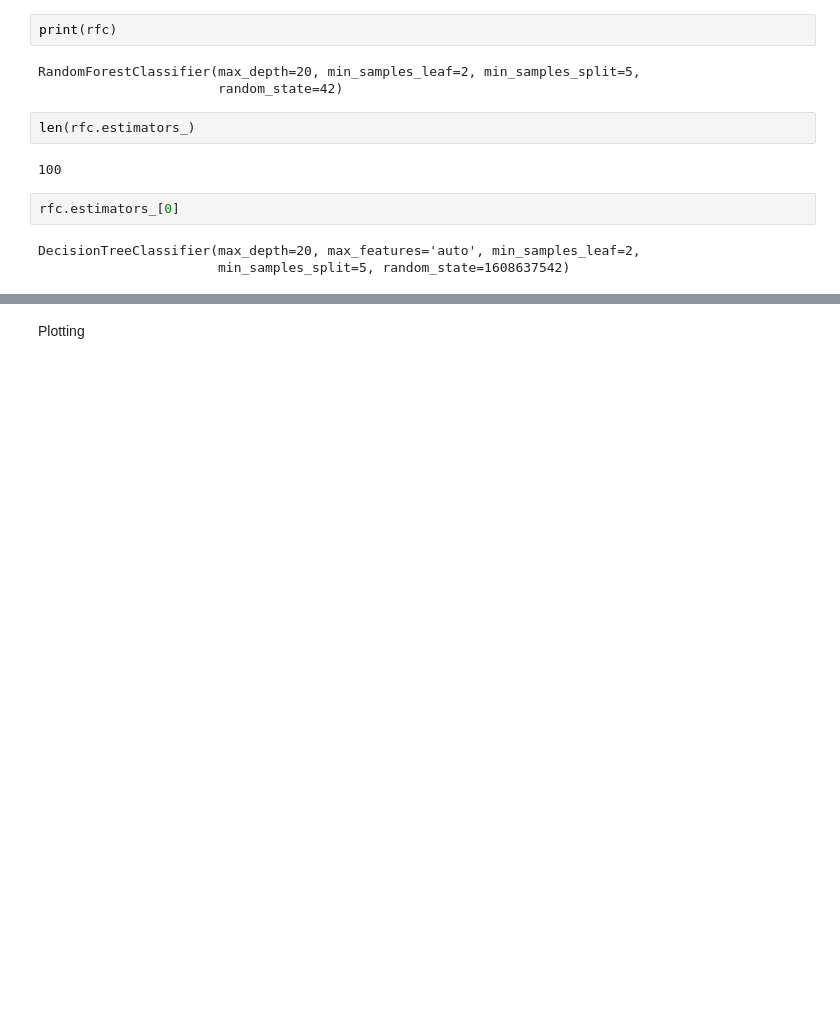
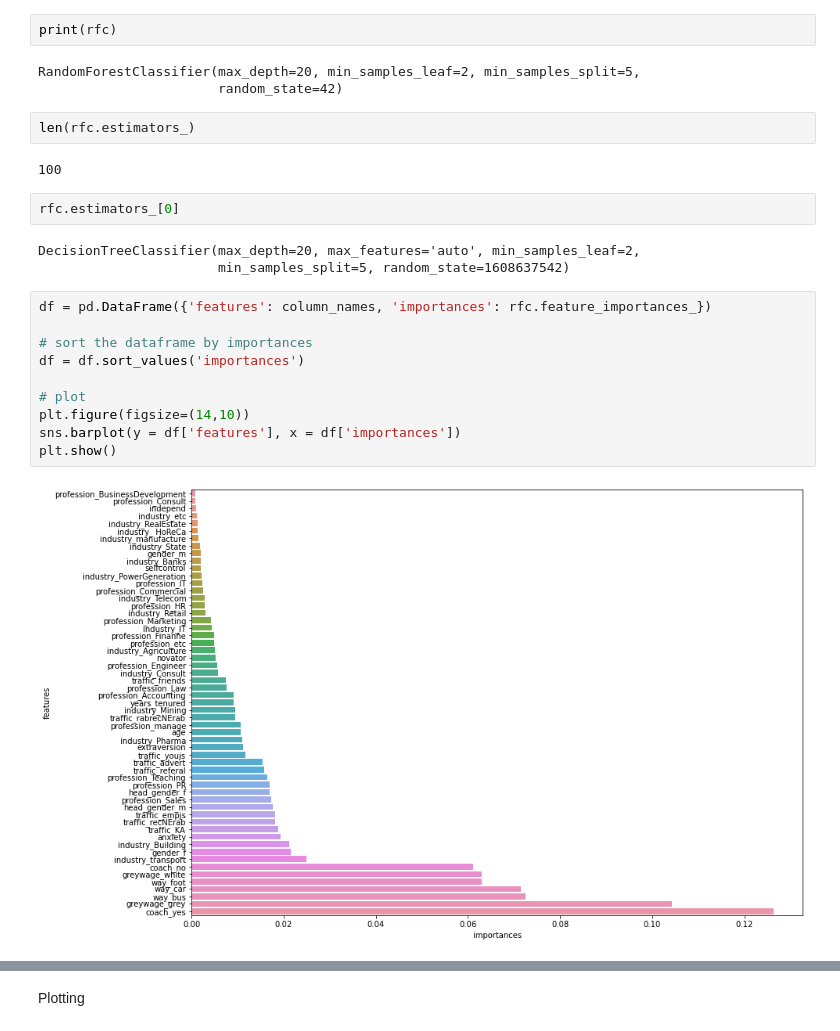
Before and after one commit to ryanaidan23/Group-8-Capstone, a Jupyter notebook: notebooks/Aidan/Aidan Better Notebook.ipynb, the cells around one changed output, grey strips where cells are left out. Cells and saved outputs as stored; diff of their text form; blank space fills up the shorter version.

```diff
--- a/notebooks/Aidan/Aidan Better Notebook.ipynb
+++ b/notebooks/Aidan/Aidan Better Notebook.ipynb
@@ -384,3 +391,15 @@ rfc.estimators_[0]
 # %% [output]
 DecisionTreeClassifier(max_depth=20, max_features='auto', min_samples_leaf=2,
                        min_samples_split=5, random_state=1608637542)
+# %%
+df = pd.DataFrame({'features': column_names, 'importances': rfc.feature_importances_})
+
+# sort the dataframe by importances
+df = df.sort_values('importances')
+
+# plot
+plt.figure(figsize=(14,10))
+sns.barplot(y = df['features'], x = df['importances'])
+plt.show()
+# %% [output]
+[figure, added]
```
Also changed, not shown: parts of 8 cells of this notebook, 1 other file.
